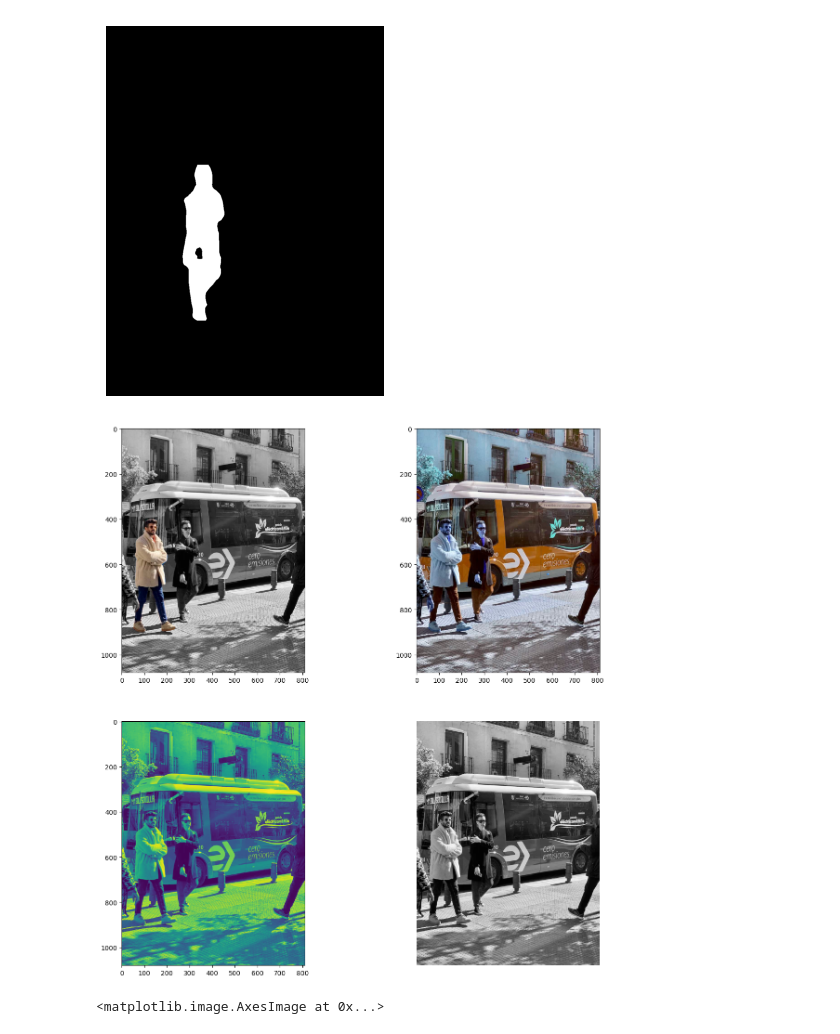
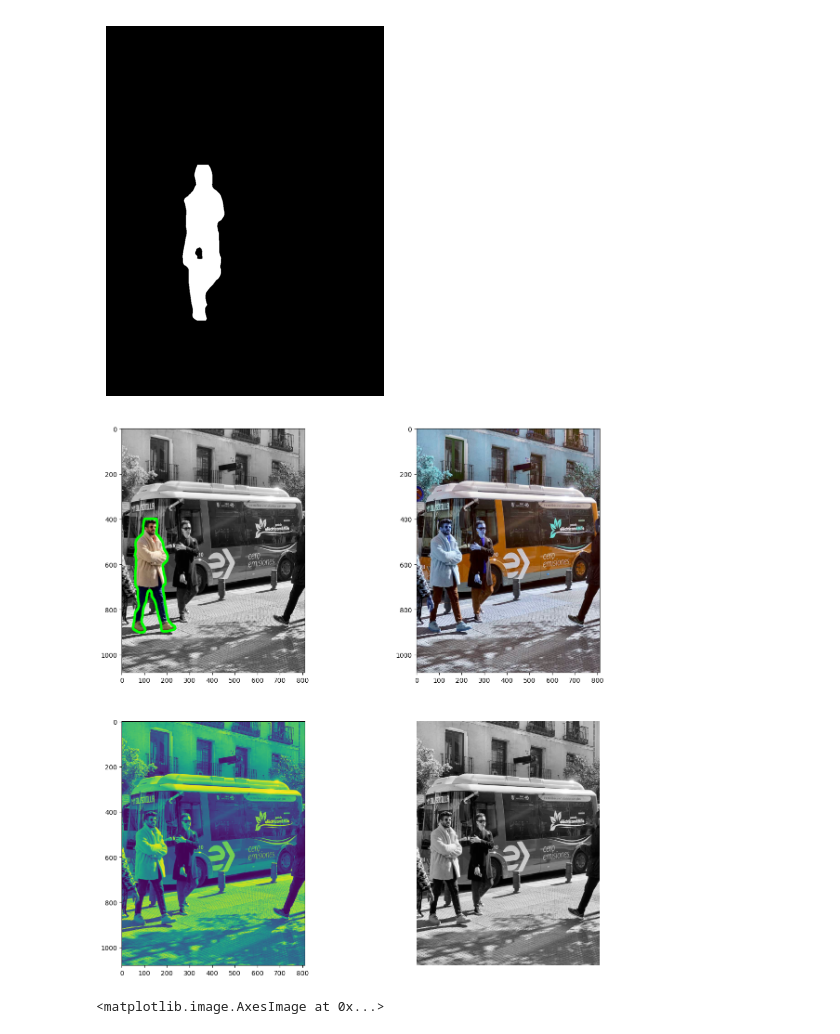
Before and after one commit to AR384/python_server, a Jupyter notebook: mini_project/traing.ipynb, the cells around one changed output. Drawn from its saved outputs; the diff is of its cells as text; code cells hidden in the pictures.

```diff
--- a/mini_project/traing.ipynb
+++ b/mini_project/traing.ipynb
@@ -191,34 +218,36 @@ image = cv2.imdecode(image_array, cv2.IMREAD_COLOR)
 mask = results[0].masks.data[2].cpu().numpy()
 mask = (mask * 255).astype(np.uint8)
 
 # 원본을 흑백(그레이스케일)으로 변환
 gray_image = cv2.cvtColor(image, cv2.COLOR_BGR2GRAY)
 
 # 흑백 이미지를 다시 3채널로 변환 (컬러 유지 가능하도록)
 gray_image_3ch = cv2.cvtColor(gray_image, cv2.COLOR_GRAY2BGR)
 
 # 마스크 적용: 마스크 부분은 원본 컬러, 나머지는 흑백
 masked_image = np.where(mask[:, :, None] > 0, image, gray_image_3ch)
 
 # RGB 변환 및 출력
+contour, _ = cv2.findContours(mask, cv2.RETR_EXTERNAL, cv2.CHAIN_APPROX_SIMPLE)
+cv2.drawContours(masked_image, contour, -1, (0,255,0), 10)
 img = cv2.cvtColor(masked_image, cv2.COLOR_BGR2RGB)
 plt.figure(figsize=(15,15))
 plt.subplot(221)
 plt.imshow(img)
 
 plt.subplot(222)
 plt.imshow(image)
 
 plt.subplot(223)
 plt.imshow(gray_image)
 
 plt.subplot(224)
 plt.imshow(gray_image_3ch)
 
 plt.axis("off")
 plt.show()
 # %% [output]
-[figure, old version]
+[figure, new version]
 # %%
 import numpy as np
 import cv2
```
Also changed, not shown: parts of 4 cells of this notebook, 13 other files.
